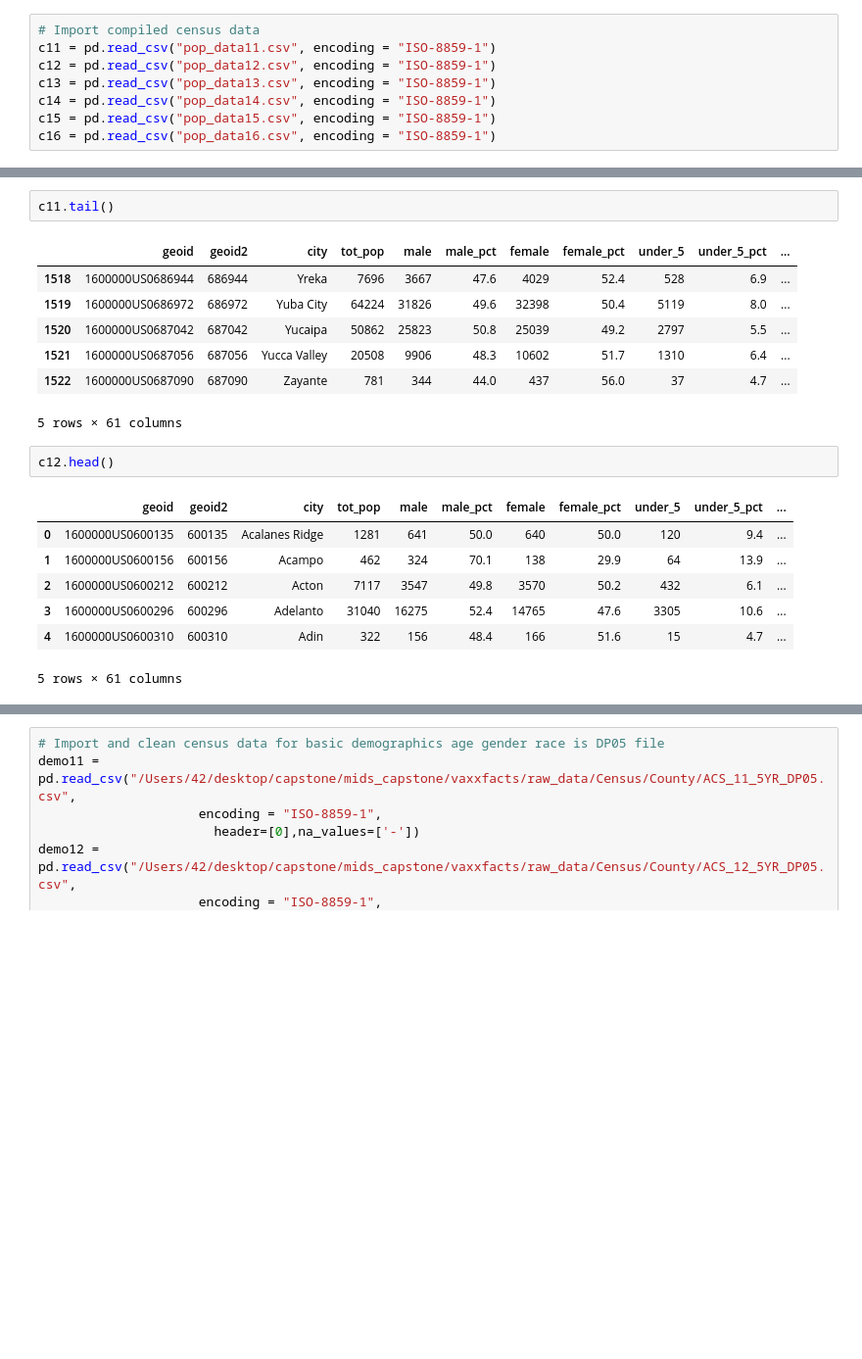
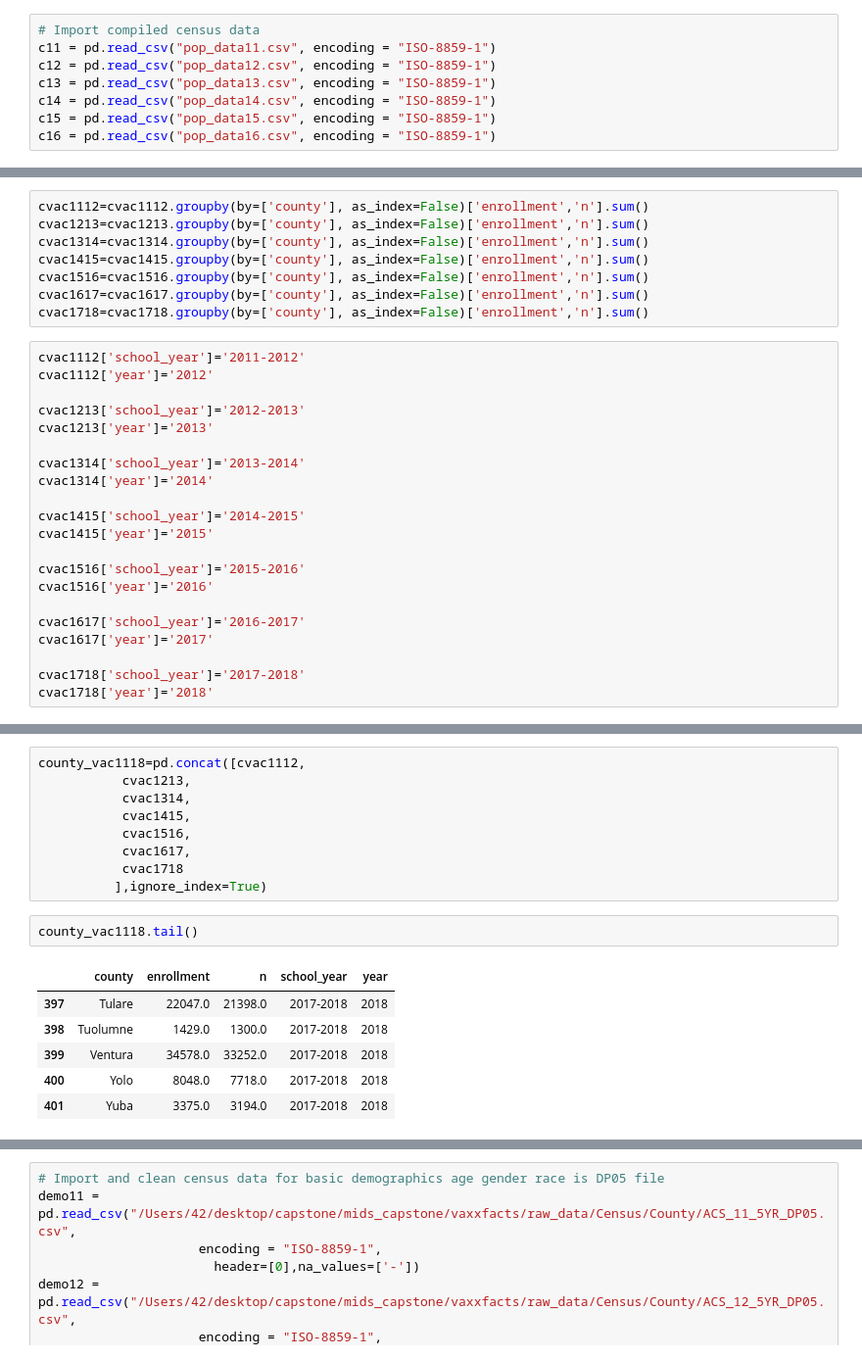
Before and after one commit to jeffrey-hsu/mids_capstone, a Jupyter notebook: vaxxfacts/cleaning_etl/Reshaping_Data_For_Viz.ipynb, the cells around one changed output, grey strips where cells are left out. Shown at 98% size. Cells and saved outputs as stored; diff of their text form; blank space fills up the shorter version.

```diff
--- a/vaxxfacts/cleaning_etl/Reshaping_Data_For_Viz.ipynb
+++ b/vaxxfacts/cleaning_etl/Reshaping_Data_For_Viz.ipynb
@@ -129,0 +577,29 @@ c16 = pd.read_csv("pop_data16.csv", encoding = "ISO-8859-1")
+# %%
+cvac1112=cvac1112.groupby(by=['county'], as_index=False)['enrollment','n'].sum()
+cvac1213=cvac1213.groupby(by=['county'], as_index=False)['enrollment','n'].sum()
+cvac1314=cvac1314.groupby(by=['county'], as_index=False)['enrollment','n'].sum()
+cvac1415=cvac1415.groupby(by=['county'], as_index=False)['enrollment','n'].sum()
+cvac1516=cvac1516.groupby(by=['county'], as_index=False)['enrollment','n'].sum()
+cvac1617=cvac1617.groupby(by=['county'], as_index=False)['enrollment','n'].sum()
+cvac1718=cvac1718.groupby(by=['county'], as_index=False)['enrollment','n'].sum()
+# %%
+cvac1112['school_year']='2011-2012'
+cvac1112['year']='2012'
+
+cvac1213['school_year']='2012-2013'
+cvac1213['year']='2013'
+
+cvac1314['school_year']='2013-2014'
+cvac1314['year']='2014'
+
+cvac1415['school_year']='2014-2015'
+cvac1415['year']='2015'
+
+cvac1516['school_year']='2015-2016'
+cvac1516['year']='2016'
+
+cvac1617['school_year']='2016-2017'
+cvac1617['year']='2017'
+
+cvac1718['school_year']='2017-2018'
+cvac1718['year']='2018'
@@ -130,20 +615,18 @@ c16 = pd.read_csv("pop_data16.csv", encoding = "ISO-8859-1")
+# %%
+county_vac1118=pd.concat([cvac1112,
+           cvac1213,
+           cvac1314,
+           cvac1415,
+           cvac1516,
+           cvac1617,
+           cvac1718
+          ],ignore_index=True)
 # %%
-c11.tail()
+county_vac1118.tail()
 # %% [output]
-|  | geoid | geoid2 | city | tot_pop | male | male_pct | female | female_pct | under_5 | under_5_pct | ... |
-| 1518 | 1600000US0686944 | 686944 | Yreka | 7696 | 3667 | 47.6 | 4029 | 52.4 | 528 | 6.9 | ... |
-| 1519 | 1600000US0686972 | 686972 | Yuba City | 64224 | 31826 | 49.6 | 32398 | 50.4 | 5119 | 8.0 | ... |
-| 1520 | 1600000US0687042 | 687042 | Yucaipa | 50862 | 25823 | 50.8 | 25039 | 49.2 | 2797 | 5.5 | ... |
-| 1521 | 1600000US0687056 | 687056 | Yucca Valley | 20508 | 9906 | 48.3 | 10602 | 51.7 | 1310 | 6.4 | ... |
-| 1522 | 1600000US0687090 | 687090 | Zayante | 781 | 344 | 44.0 | 437 | 56.0 | 37 | 4.7 | ... |
+|  | county | enrollment | n | school_year | year |
+| 397 | Tulare | 22047.0 | 21398.0 | 2017-2018 | 2018 |
+| 398 | Tuolumne | 1429.0 | 1300.0 | 2017-2018 | 2018 |
+| 399 | Ventura | 34578.0 | 33252.0 | 2017-2018 | 2018 |
+| 400 | Yolo | 8048.0 | 7718.0 | 2017-2018 | 2018 |
+| 401 | Yuba | 3375.0 | 3194.0 | 2017-2018 | 2018 |
-5 rows × 61 columns
-# %%
-c12.head()
-# %% [output]
-|  | geoid | geoid2 | city | tot_pop | male | male_pct | female | female_pct | under_5 | under_5_pct | ... |
-| 0 | 1600000US0600135 | 600135 | Acalanes Ridge | 1281 | 641 | 50.0 | 640 | 50.0 | 120 | 9.4 | ... |
-| 1 | 1600000US0600156 | 600156 | Acampo | 462 | 324 | 70.1 | 138 | 29.9 | 64 | 13.9 | ... |
-| 2 | 1600000US0600212 | 600212 | Acton | 7117 | 3547 | 49.8 | 3570 | 50.2 | 432 | 6.1 | ... |
-| 3 | 1600000US0600296 | 600296 | Adelanto | 31040 | 16275 | 52.4 | 14765 | 47.6 | 3305 | 10.6 | ... |
-| 4 | 1600000US0600310 | 600310 | Adin | 322 | 156 | 48.4 | 166 | 51.6 | 15 | 4.7 | ... |
-5 rows × 61 columns
```
Also changed, not shown: parts of 91 cells of this notebook, 13 other files.
